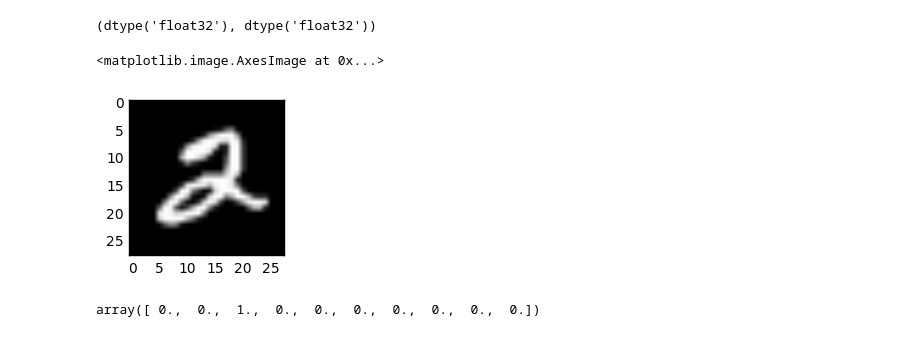
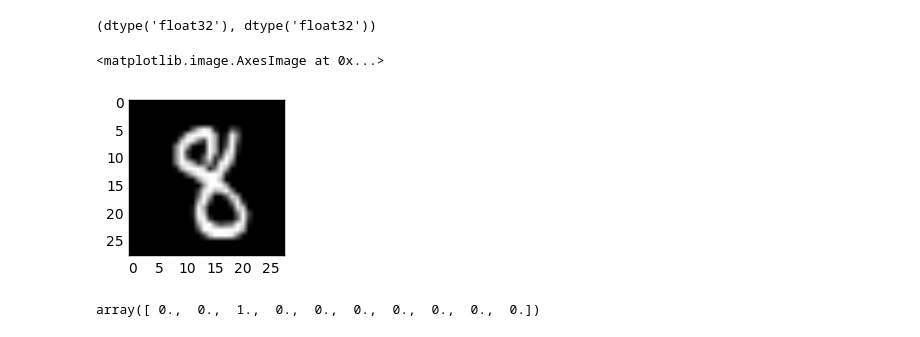
Before and after one commit to christopher-beckham/inf6953h, a Jupyter notebook: lab1a/intro.ipynb, the cells around one changed output. Saved outputs shown, nothing was run; the diff lists cells and outputs as text; code cells hidden in the pictures.

```diff
--- a/intro.ipynb
+++ b/lab1a/intro.ipynb
@@ -566,10 +620,10 @@ X_train.dtype, y_train.dtype
 (dtype('float32'), dtype('float32'))
 # %%
 plt.figure(figsize=(2,2))
-plt.imshow(X_train[5][0], cmap="gray")
+plt.imshow(X_train[-1][0], cmap="gray")
 # %% [output]
 <matplotlib.image.AxesImage at 0x...>
-[figure, old version]
+[figure, new version]
 # %%
 y_train[5]
 # %% [output]
```
Also changed, not shown: parts of 15 cells of this notebook, 6 other files.
